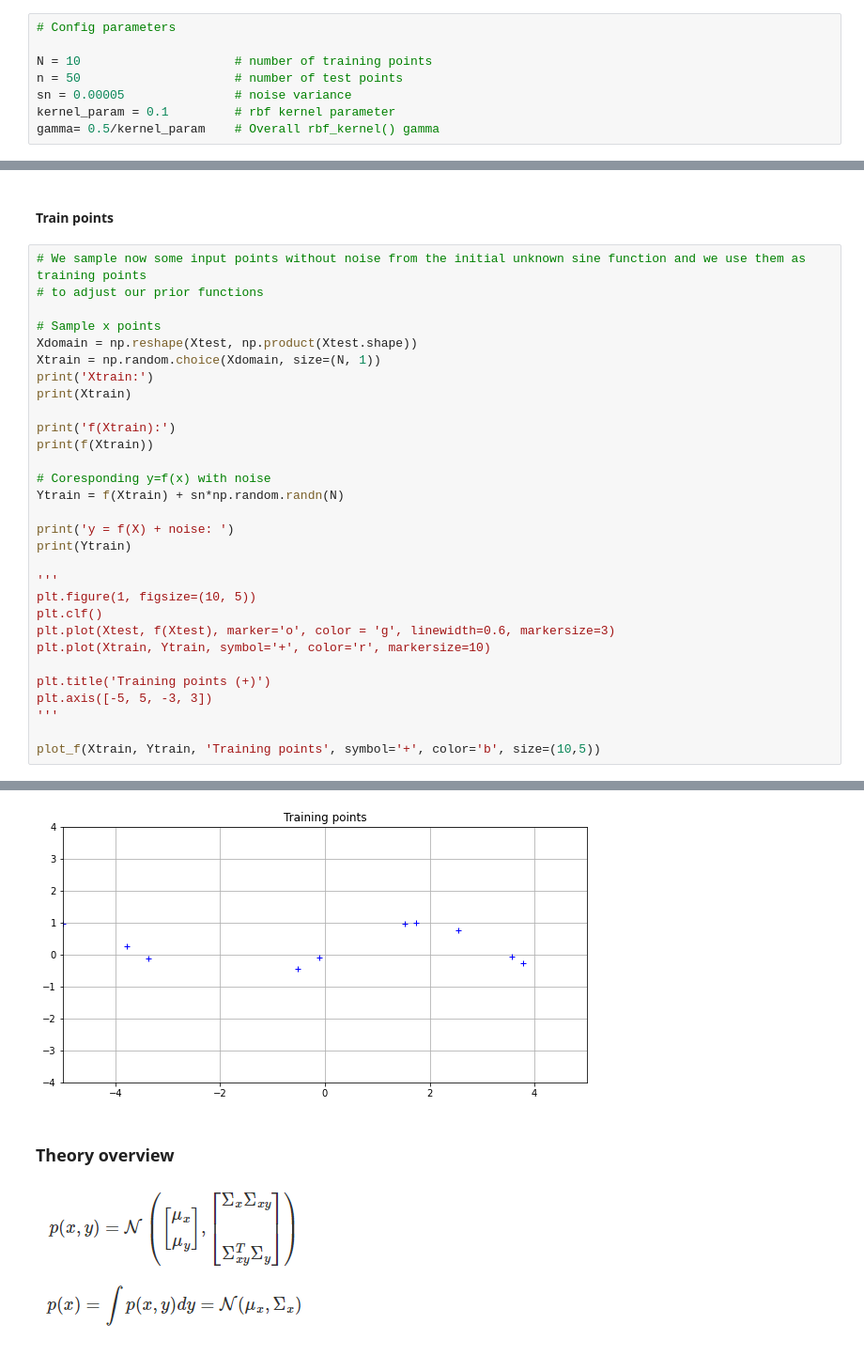
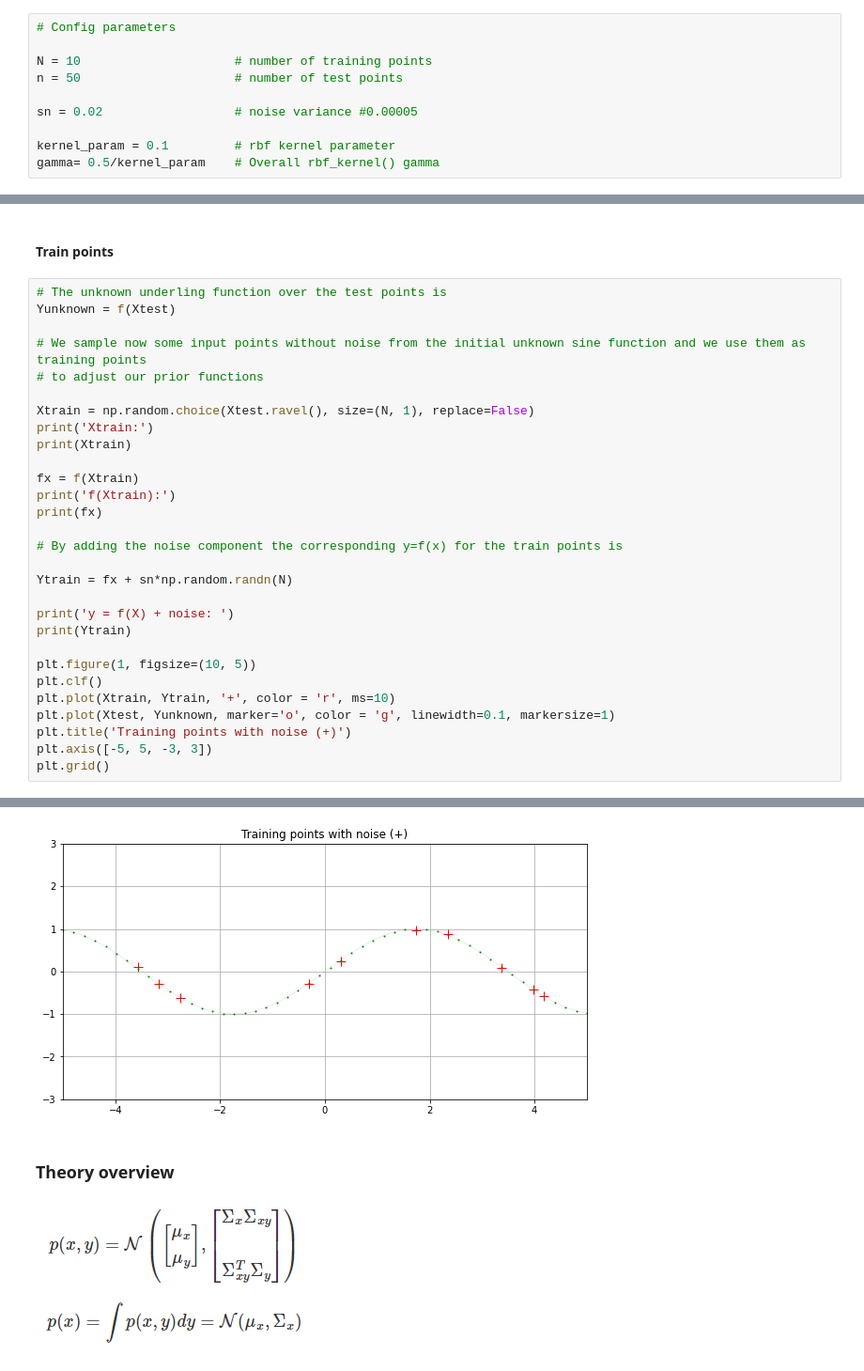
Before and after one commit to gian793/ML, a Jupyter notebook: Projects/Gaussian Processes/Gaussian Regression.ipynb, the cells around one changed output, grey strips where cells are left out. Shown at 94% size. Cells and saved outputs as stored; diff of their text form.

Commit message:
Plot fixed

```diff
--- a/Projects/Gaussian Processes/Gaussian Regression.ipynb
+++ b/Projects/Gaussian Processes/Gaussian Regression.ipynb
@@ -11,7 +11,9 @@ from sklearn.metrics.pairwise import rbf_kernel
 
 N = 10                     # number of training points
 n = 50                     # number of test points
-sn = 0.00005               # noise variance
+
+sn = 0.02                  # noise variance #0.00005
+
 kernel_param = 0.1         # rbf kernel parameter
 gamma= 0.5/kernel_param    # Overall rbf_kernel() gamma
 # %%
@@ -126,34 +130,33 @@ plt.grid()
 # %% [markdown]
 #### Train points
 # %%
+# The unknown underling function over the test points is
+Yunknown = f(Xtest)
+
 # We sample now some input points without noise from the initial unknown sine function and we use them as training points
 # to adjust our prior functions
 
-# Sample x points
-Xdomain = np.reshape(Xtest, np.product(Xtest.shape))
-Xtrain = np.random.choice(Xdomain, size=(N, 1))
+Xtrain = np.random.choice(Xtest.ravel(), size=(N, 1), replace=False)
 print('Xtrain:')
 print(Xtrain)
 
+fx = f(Xtrain)
 print('f(Xtrain):')
-print(f(Xtrain))
+print(fx)
 
-# Coresponding y=f(x) with noise
-Ytrain = f(Xtrain) + sn*np.random.randn(N)
+# By adding the noise component the corresponding y=f(x) for the train points is
+
+Ytrain = fx + sn*np.random.randn(N)
 
 print('y = f(X) + noise: ')
 print(Ytrain)
 
-'''
 plt.figure(1, figsize=(10, 5))
 plt.clf()
-plt.plot(Xtest, f(Xtest), marker='o', color = 'g', linewidth=0.6, markersize=3)
-plt.plot(Xtrain, Ytrain, symbol='+', color='r', markersize=10)
-
-plt.title('Training points (+)')
+plt.plot(Xtrain, Ytrain, '+', color = 'r', ms=10)
+plt.plot(Xtest, Yunknown, marker='o', color = 'g', linewidth=0.1, markersize=1)
+plt.title('Training points with noise (+)')
 plt.axis([-5, 5, -3, 3])
-'''
-
-plot_f(Xtrain, Ytrain, 'Training points', symbol='+', color='b', size=(10,5))
+plt.grid()
 # %% [output]
 Xtrain:
@@ -176,4 +179,4 @@ y = f(X) + noise:
-[figure, old version]
+[figure, new version]
 # %% [markdown]
 ### Theory overview
 
```
Also changed, not shown: parts of 10 cells of this notebook.
